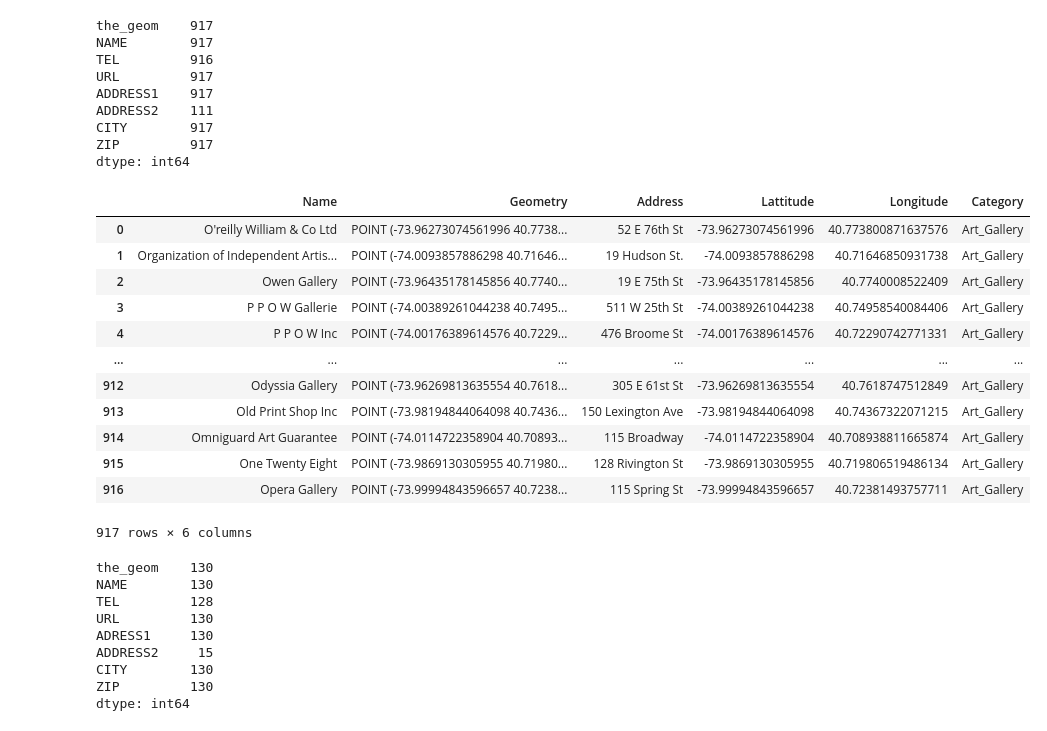
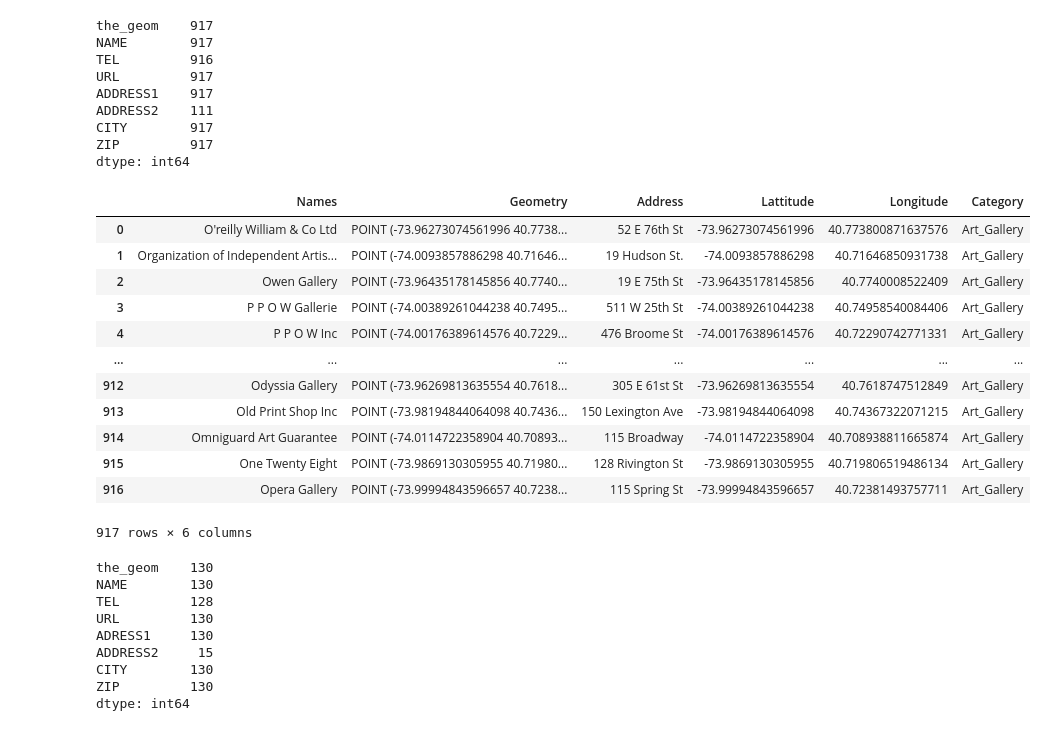
Before and after one commit to js816/New_York_-_London_Weather_Predictions, a Jupyter notebook: Attractions_data_EDA_and_cleanup.ipynb, the cells around one changed output. Drawn from its saved outputs; the diff is of its cells as text; code cells hidden in the pictures.

```diff
--- a/Attractions_data_EDA_and_cleanup.ipynb
+++ b/Attractions_data_EDA_and_cleanup.ipynb
@@ -109,17 +109,17 @@ CITY        917
 ZIP         917
 dtype: int64
 # %%
-gallerys_df = pd.DataFrame(columns=["Name", "Geometry", "Address", "Lattitude", "Longitude", "Category"])
-gallerys_df["Name"] = art_gallery_df["NAME"]
+gallerys_df = pd.DataFrame(columns=["Names", "Geometry", "Address", "Lattitude", "Longitude", "Category"])
+gallerys_df["Names"] = art_gallery_df["NAME"]
 gallerys_df["Address"] = art_gallery_df["ADDRESS1"]
 gallerys_df["Category"] = "Art_Gallery"
 gallerys_df["Geometry"] = art_gallery_df["the_geom"]
 gallerys_df[['Lattitude', 'Longitude']] = df['B'].str.split(' ', 1, expand=True)
 gallerys_df['Lattitude'] = gallerys_df['Lattitude'].map(lambda x: x.lstrip('(').rstrip(')'))
 gallerys_df['Longitude'] = gallerys_df['Longitude'].map(lambda x: x.lstrip('(').rstrip(')'))
 gallerys_df
 # %% [output]
-|  | Name | Geometry | Address | Lattitude | Longitude | Category |
+|  | Names | Geometry | Address | Lattitude | Longitude | Category |
 | 0 | O'reilly William & Co Ltd | POINT (-73.96273074561996 40.7738... | 52 E 76th St | -73.96273074561996 | 40.773800871637576 | Art_Gallery |
 | 1 | Organization of Independent Artis... | POINT (-74.0093857886298 40.71646... | 19 Hudson St. | -74.0093857886298 | 40.71646850931738 | Art_Gallery |
 | 2 | Owen Gallery | POINT (-73.96435178145856 40.7740... | 19 E 75th St | -73.96435178145856 | 40.7740008522409 | Art_Gallery |
```
Also changed, not shown: parts of 6 cells of this notebook, 1 other file.
